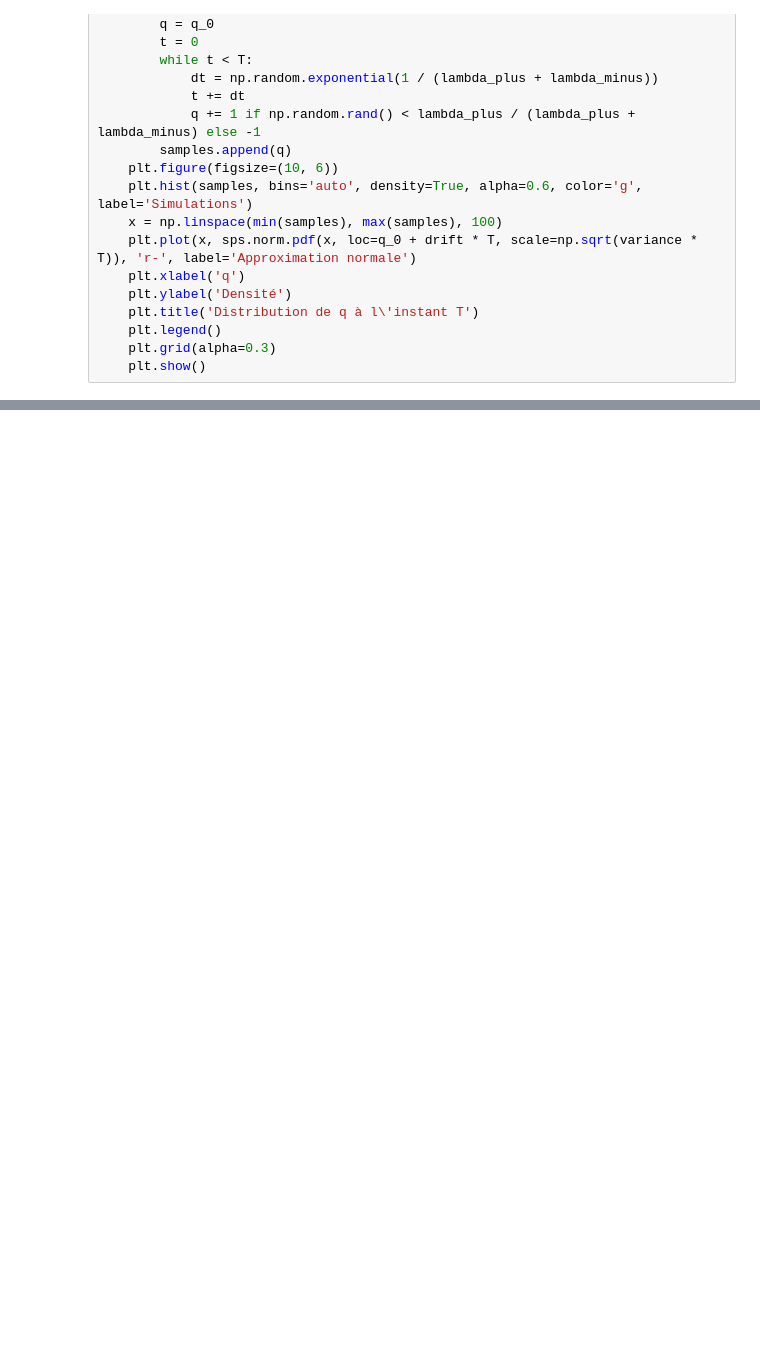
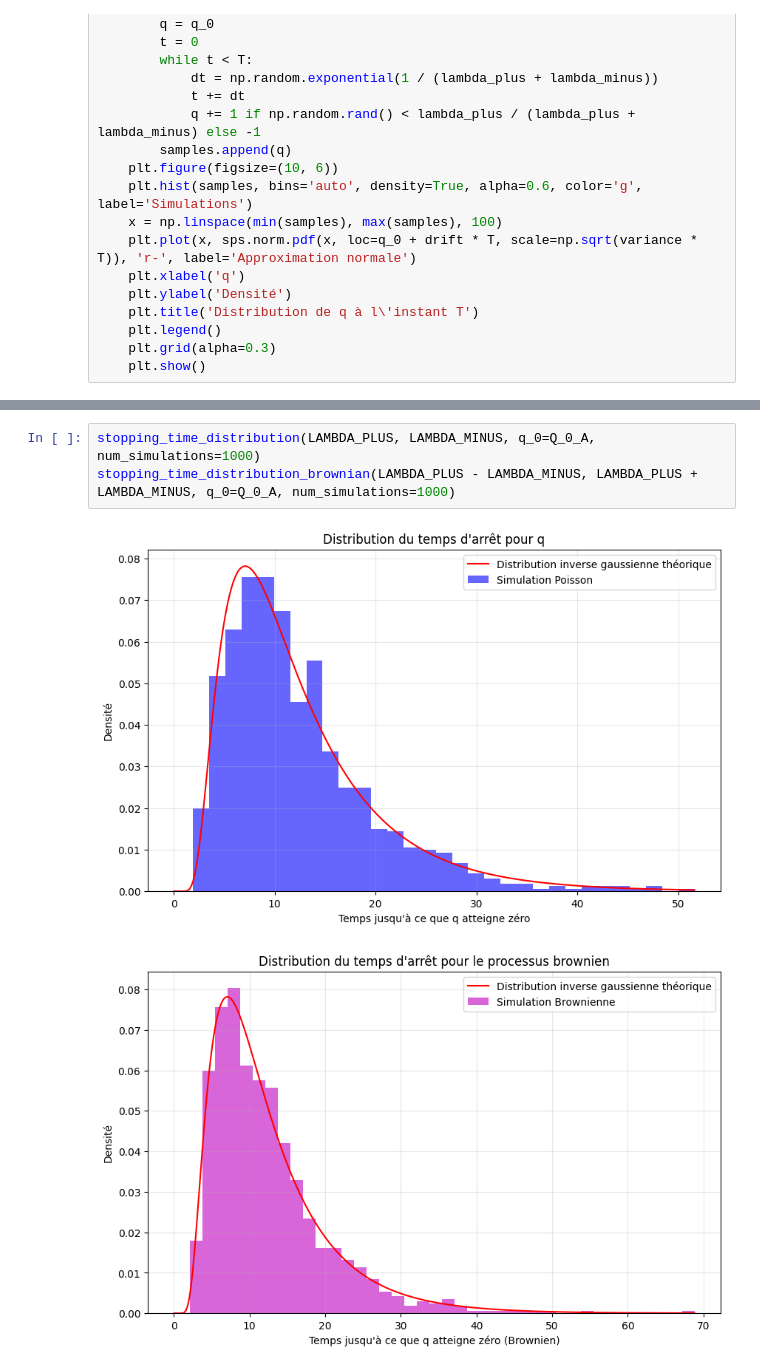
Before and after one commit to anassettahiri2004/Carnet-d-ordres-SNA, a Jupyter notebook: carnet_d_ordres.ipynb, the cells around one changed output, grey strips where cells are left out. Cells and saved outputs as stored; diff of their text form; blank space fills up the shorter version.

Commit message:
added some visualization plots

```diff
--- a/carnet_d_ordres.ipynb
+++ b/carnet_d_ordres.ipynb
@@ -188,0 +250,6 @@ plot_approximation(100, LAMBDA_PLUS, LAMBDA_MINUS , num_simulations=10000, q_0 =
+# %%
+stopping_time_distribution(LAMBDA_PLUS, LAMBDA_MINUS, q_0=Q_0_A, num_simulations=1000)
+stopping_time_distribution_brownian(LAMBDA_PLUS - LAMBDA_MINUS, LAMBDA_PLUS + LAMBDA_MINUS, q_0=Q_0_A, num_simulations=1000)
+# %% [output]
+[figure, added]
+[figure, added]
```
Also changed, not shown: parts of 7 cells of this notebook.
